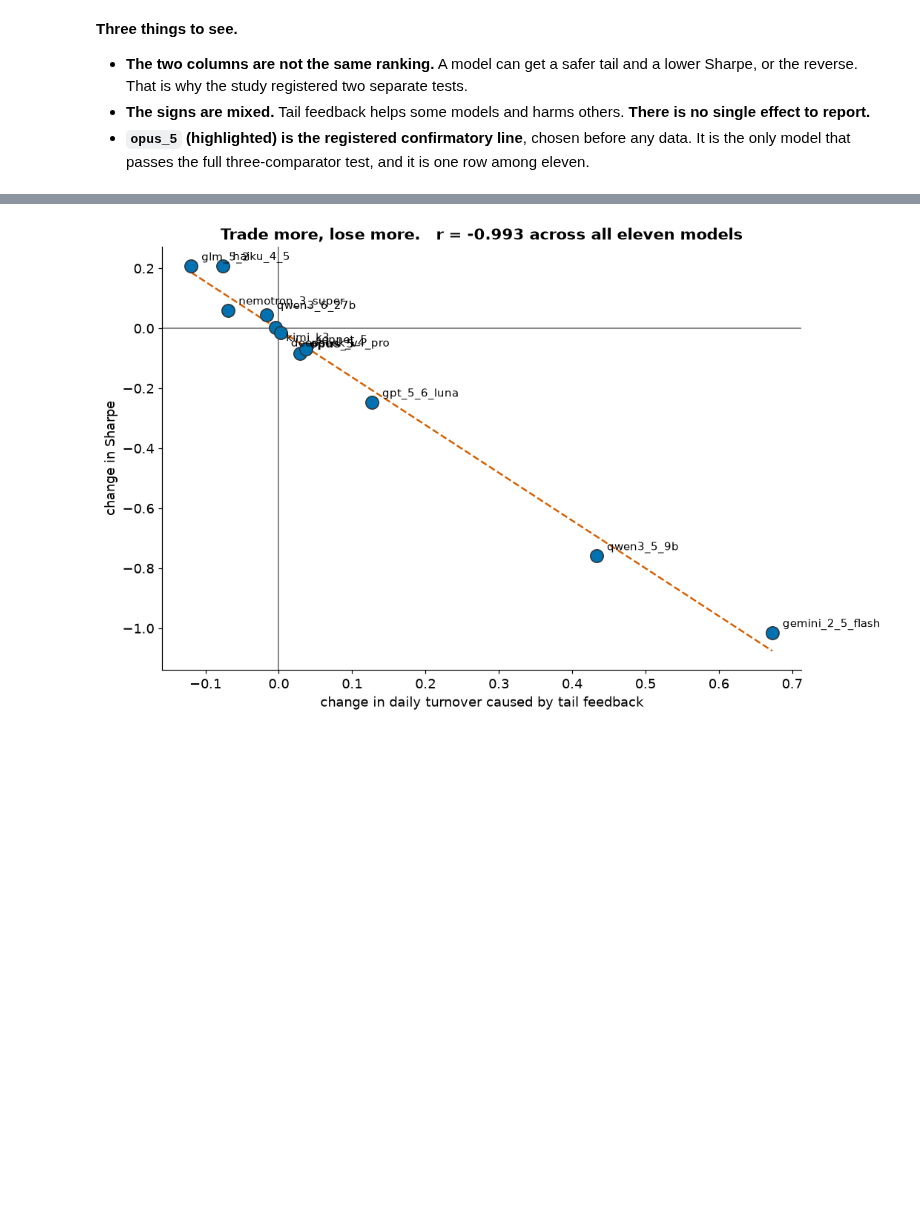
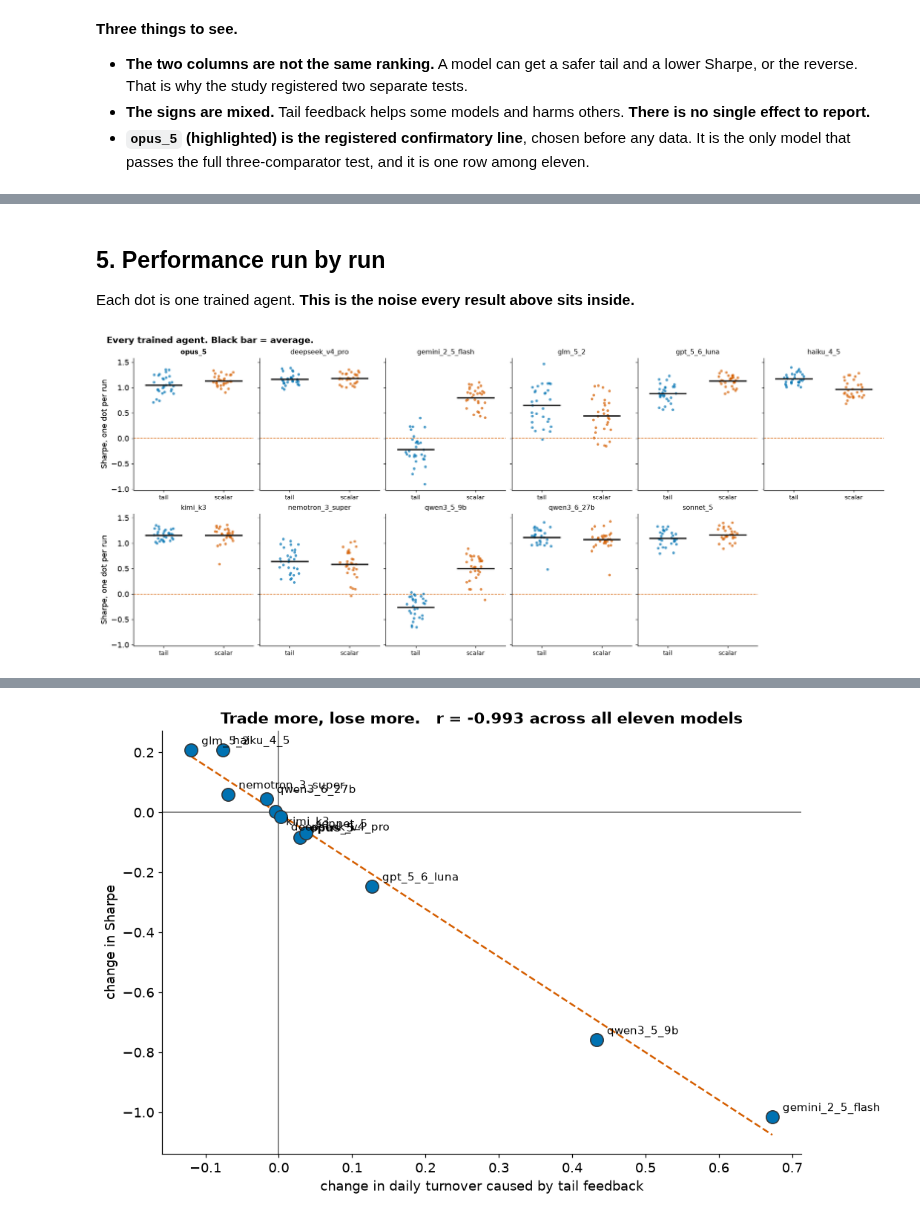
Before and after one commit to abailey81/llm-reward-portfolio, a Jupyter notebook: notebooks/presentation_results.ipynb, the cells around one changed output, grey strips where cells are left out. Saved outputs shown, nothing was run; the diff lists cells and outputs as text; code cells hidden in the pictures; blank space fills up the shorter version.

```diff
--- a/notebooks/presentation_results.ipynb
+++ b/notebooks/presentation_results.ipynb
@@ -181,0 +224,4 @@ display(R.set_index("model").round(4))
+# %%
+for l in LINES[1:]:
+    print("\n" + "=" * 60); print(nm(l).upper()); print("=" * 60)
+    display(table(l, FEED))
@@ -181,0 +290,14 @@ display(R.set_index("model").round(4))
+# %%
+print("ONE TABLE: the treatment arm on every model, side by side")
+big = []
+for l in LINES:
+    for a in FEED:
+        q = D[(D.line == l) & (D.arm == a) & D.floor]
+        if q.empty: continue
+        r = {"model": nm(l), "arm": a, "runs": len(q)}
+        r.update({v: round(q[k].mean(), 4) for k, v in COLS.items()})
+        big.append(r)
+BIG = pd.DataFrame(big).set_index(["model","arm"])
+display(BIG)
+BIG.to_csv(REPO / "outputs" / "all_results_seed30.csv")
+print("saved to outputs/all_results_seed30.csv")
@@ -181,0 +325,25 @@ display(R.set_index("model").round(4))
+# %% [markdown]
+## 5. Performance run by run
+
+Each dot is one trained agent. **This is the noise every result above sits inside.**
+# %%
+fig, axes = plt.subplots(2, 6, figsize=(17.0, 7.0), sharey=True)
+rng = np.random.default_rng(7)
+for ax, l in zip(axes.ravel(), LINES):
+    for k, a in enumerate(["distributional","scalar"]):
+        v = cell(l, a).to_numpy()
+        ax.scatter(k + rng.uniform(-0.17, 0.17, v.size), v, s=17,
+                   color=[BLUE, RED][k], alpha=0.7, edgecolor="none", zorder=3)
+        ax.plot([k-0.3, k+0.3], [v.mean()]*2, color="0.1", lw=2.2, zorder=4)
+    ax.axhline(0, color=RED, lw=1.0, ls="--")
+    ax.set_xticks([0,1]); ax.set_xticklabels(["tail","scalar"], fontsize=9)
+    ax.set_xlim(-0.5, 1.5)
+    ax.set_title(nm(l), fontsize=10.5,
+                 fontweight="bold" if nm(l)==CONF else "normal")
+for ax in axes.ravel()[len(LINES):]: ax.set_visible(False)
+axes[0,0].set_ylabel("Sharpe, one dot per run"); axes[1,0].set_ylabel("Sharpe, one dot per run")
+fig.suptitle("Every trained agent. Black bar = average.", x=0.01, ha="left",
+             fontsize=13.5, fontweight="bold")
+savefig(fig, FIG / "P9_runs.png"); plt.show()
+# %% [output]
+[figure, added]
```
Also changed, not shown: parts of 22 cells of this notebook, 15 other files.
